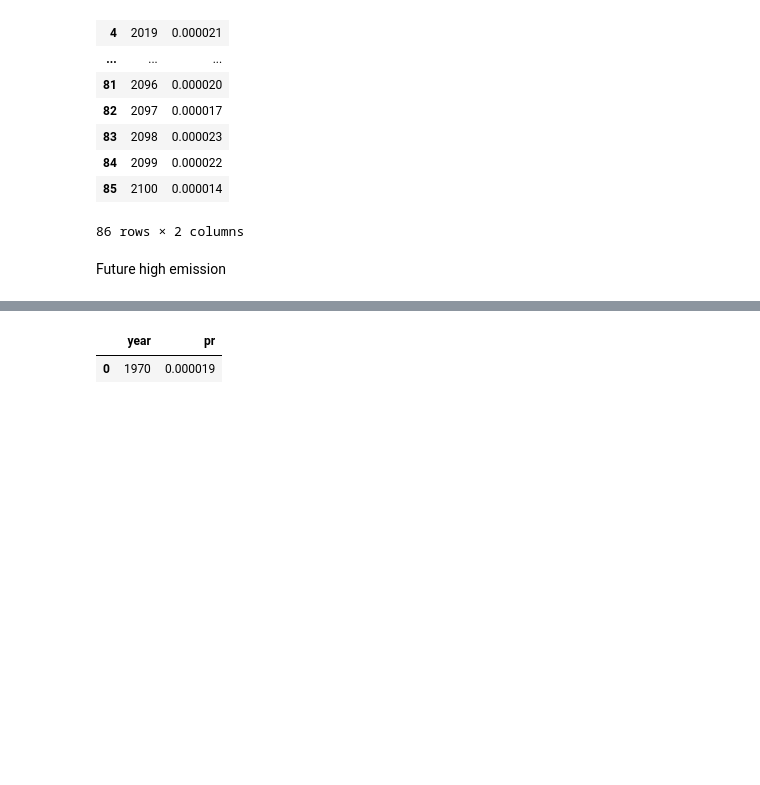
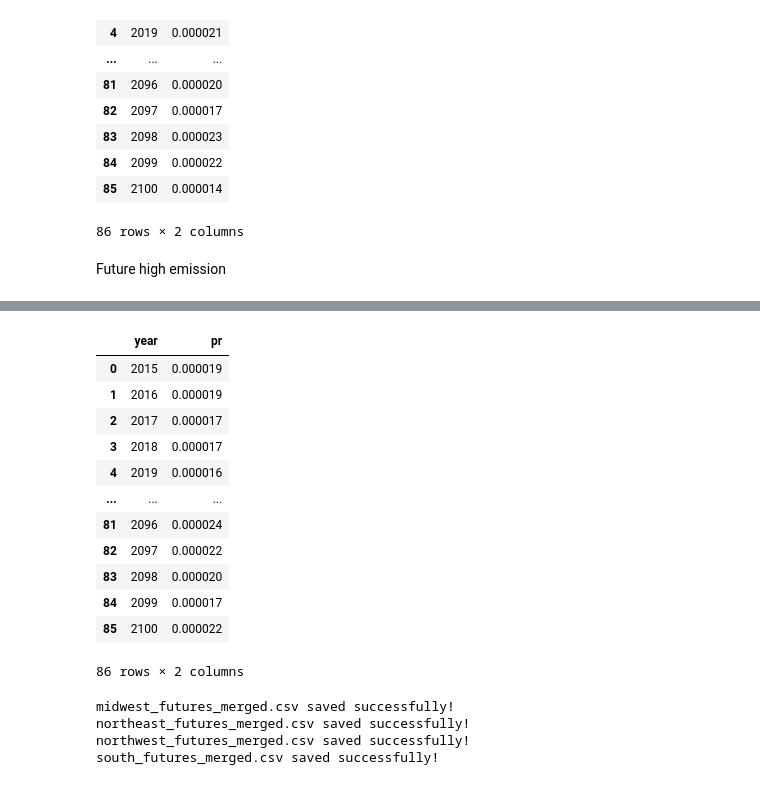
Before and after one commit to jeremyjcheng/106_project3, a Jupyter notebook: eda.ipynb, the cells around one changed output, grey strips where cells are left out. Drawn from its saved outputs; the diff is of its cells as text; code cells hidden in the pictures; blank space fills up the shorter version.

Commit message:
future data update

```diff
--- a/eda.ipynb
+++ b/eda.ipynb
@@ -428,8 +428,8 @@ Data variables:
     variable_id:            pr
     variant_info:           CMIP6 SSP5-8.5 experiments (2015-2100) with CAM6,...
     variant_label:          r11i1p1f1
-# %%
-high_future['time'] = ('time'), pd.to_datetime(ds_future['time'].values)
+# %%
+high_future['time'] = high_future.indexes['time'].to_datetimeindex()
 # %%
 # Drop unnecessary coordinates and create 'year' coordinate
 high_future = high_future.assign_coords(
@@ -511,7 +544,44 @@ midwest_future_df2
 # %%
 west_america_precip2 = west2.groupby('year').mean(dim=['lat', 'lon'])
-west_future_df2 = west_america_precip2.to_dataframe().reset_index()
-west_future_df2
+northwest_future_df2 = west_america_precip2.to_dataframe().reset_index()
+northwest_future_df2
 # %% [output]
 |  | year | pr |
-| 0 | 1970 | 0.000019 |
+| 0 | 2015 | 0.000019 |
+| 1 | 2016 | 0.000019 |
+| 2 | 2017 | 0.000017 |
+| 3 | 2018 | 0.000017 |
+| 4 | 2019 | 0.000016 |
+| ... | ... | ... |
+| 81 | 2096 | 0.000024 |
+| 82 | 2097 | 0.000022 |
+| 83 | 2098 | 0.000020 |
+| 84 | 2099 | 0.000017 |
+| 85 | 2100 | 0.000022 |
+86 rows × 2 columns
+# %%
+def merge_futures_and_save(future_df_low, future_df_high, region_name):
+    # Rename 'pr' columns
+    future_df_low = future_df_low.rename(columns={'pr': 'low_emissions_pr'})
+    future_df_high = future_df_high.rename(columns={'pr': 'high_emissions_pr'})
+
+    # Merge on 'year'
+    merged_df = future_df_low.merge(future_df_high, on='year', how='outer')
+
+    # Sort by year
+    merged_df = merged_df.sort_values('year').reset_index(drop=True)
+
+    # Save as CSV
+    merged_df.to_csv(f"{region_name}_futures_merged.csv", index=False)
+    print(f"{region_name}_futures_merged.csv saved successfully!")
+
+# Example usage for each region:
+merge_futures_and_save(midwest_future_df, midwest_future_df2, "midwest")
+merge_futures_and_save(northeast_future_df, northeast_future_df2, "northeast")
+merge_futures_and_save(northwest_future_df, northwest_future_df2, "northwest")
+merge_futures_and_save(south_future_df, south_future_df2, "south")
+# %% [output]
+midwest_futures_merged.csv saved successfully!
+northeast_futures_merged.csv saved successfully!
+northwest_futures_merged.csv saved successfully!
+south_futures_merged.csv saved successfully!
```
Also changed, not shown: parts of 5 cells of this notebook.
